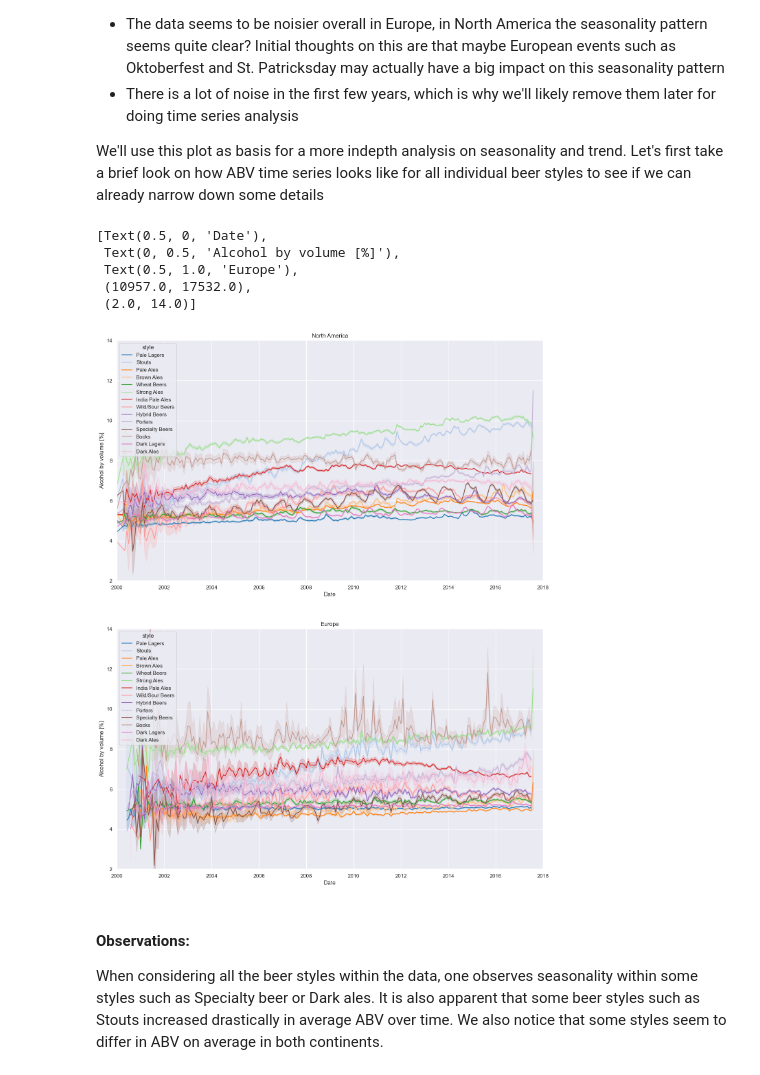
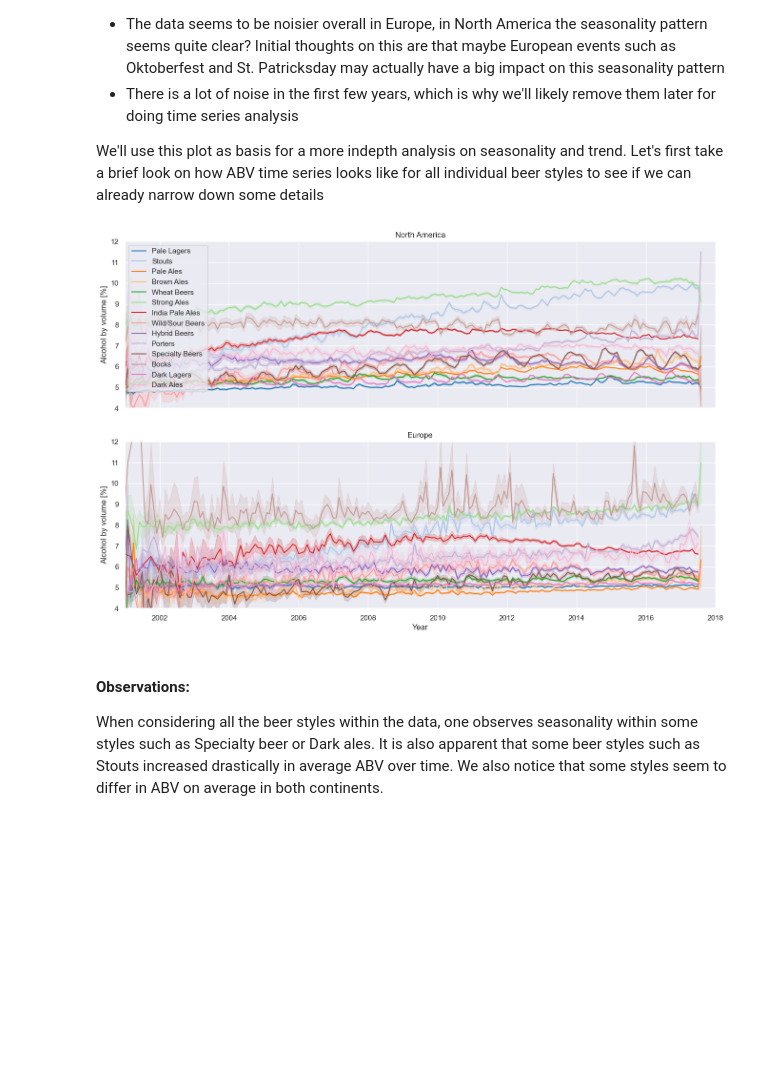
Before and after one commit to epfl-ada/ada-2023-project-welovepandas, a Jupyter notebook: p3_notebook.ipynb, the cells around one changed output. Drawn from its saved outputs; the diff is of its cells as text; code cells hidden in the pictures; blank space fills up the shorter version.

```diff
--- a/p3_notebook.ipynb
+++ b/p3_notebook.ipynb
@@ -651,30 +711,27 @@ This plot is very interesting, because it indicates a few things:
 We'll use this plot as basis for a more indepth analysis on seasonality and trend. Let's first take a brief look on how ABV time series looks like for all individual beer styles to see if we can already narrow down some details
 # %%
 # plotting ABV by Style for each continent
-fig, axes = plt.subplots(2, 1, figsize=(16, 20))
+fig, axes = plt.subplots(2, 1, figsize=(16, 10), sharex=True)
 
 sns.lineplot(data=ratings_df.query("eu_na == 'North America'"), x='date', y='abv', hue='style',
              hue_order=hue_order_styles, ax=axes[0], palette='tab20')
 sns.lineplot(data=ratings_df.query("eu_na == 'Europe'"), x='date', y='abv', hue='style',
              hue_order=hue_order_styles, ax=axes[1], palette='tab20')
-axes[0].set(xlabel="Date",
+axes[0].legend(loc='upper left')
+axes[0].set(xlabel="Year",
             ylabel="Alcohol by volume [%]",
             title="North America",
-            xlim=(pd.Timestamp('2000-01-01'), pd.Timestamp('2018-01-01')),
-            ylim=(2, 14))
+            xlim=(pd.Timestamp('2001-01-01'), pd.Timestamp('2018-01-01')),
+            ylim=(4, 12))
 
-axes[1].set(xlabel="Date",
+axes[1].set(xlabel="Year",
             ylabel="Alcohol by volume [%]",
             title="Europe",
-            xlim=(pd.Timestamp('2000-01-01'), pd.Timestamp('2018-01-01')),
-            ylim=(2, 14))
+            xlim=(pd.Timestamp('2001-01-01'), pd.Timestamp('2018-01-01')),
+            ylim=(4, 12))
+axes[1].get_legend().remove()
 # %% [output]
-[Text(0.5, 0, 'Date'),
- Text(0, 0.5, 'Alcohol by volume [%]'),
- Text(0.5, 1.0, 'Europe'),
- (10957.0, 17532.0),
- (2.0, 14.0)]
-[figure, old version]
+[figure, new version]
 # %% [markdown]
 #### Observations:
 When considering all the beer styles within the data, one observes seasonality within some styles such as Specialty beer or Dark ales. It is also apparent that some beer styles such as Stouts increased drastically in average ABV over time.
```
Also changed, not shown: parts of 17 cells of this notebook.
